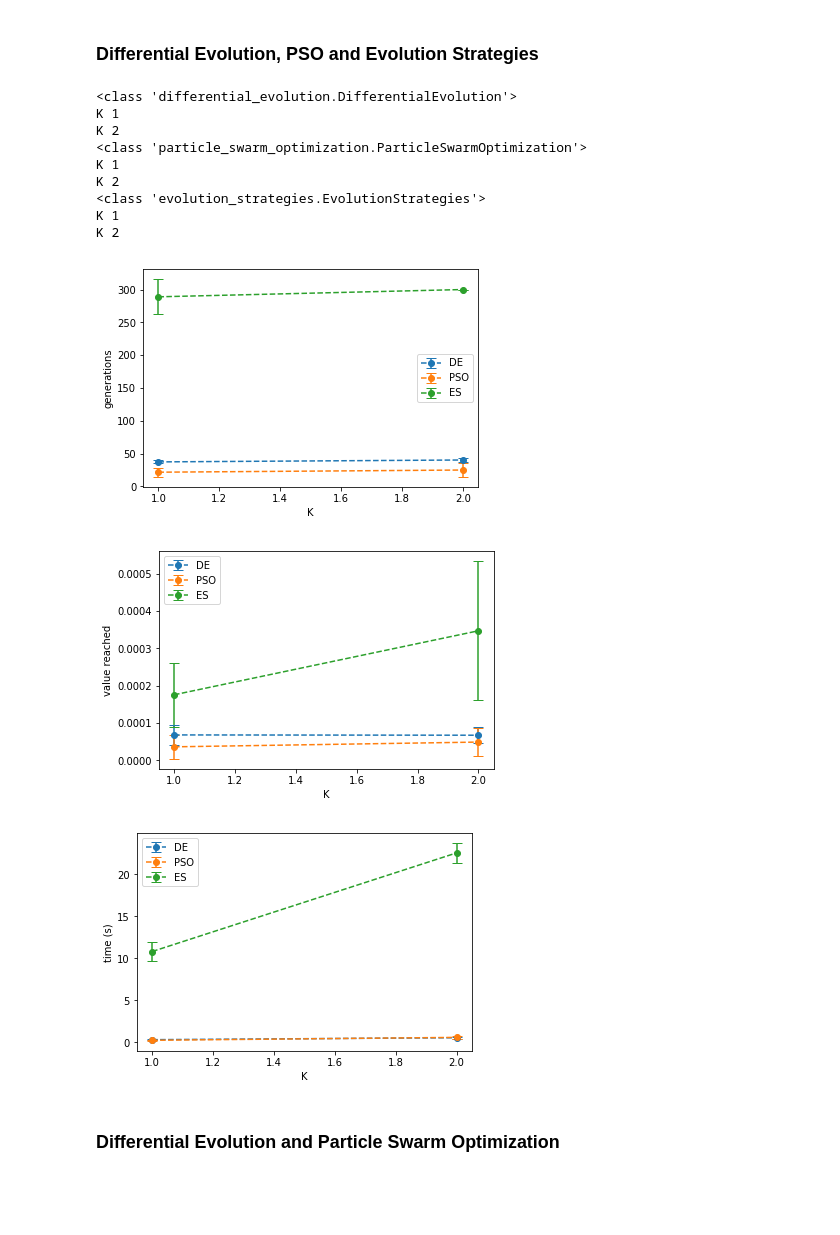
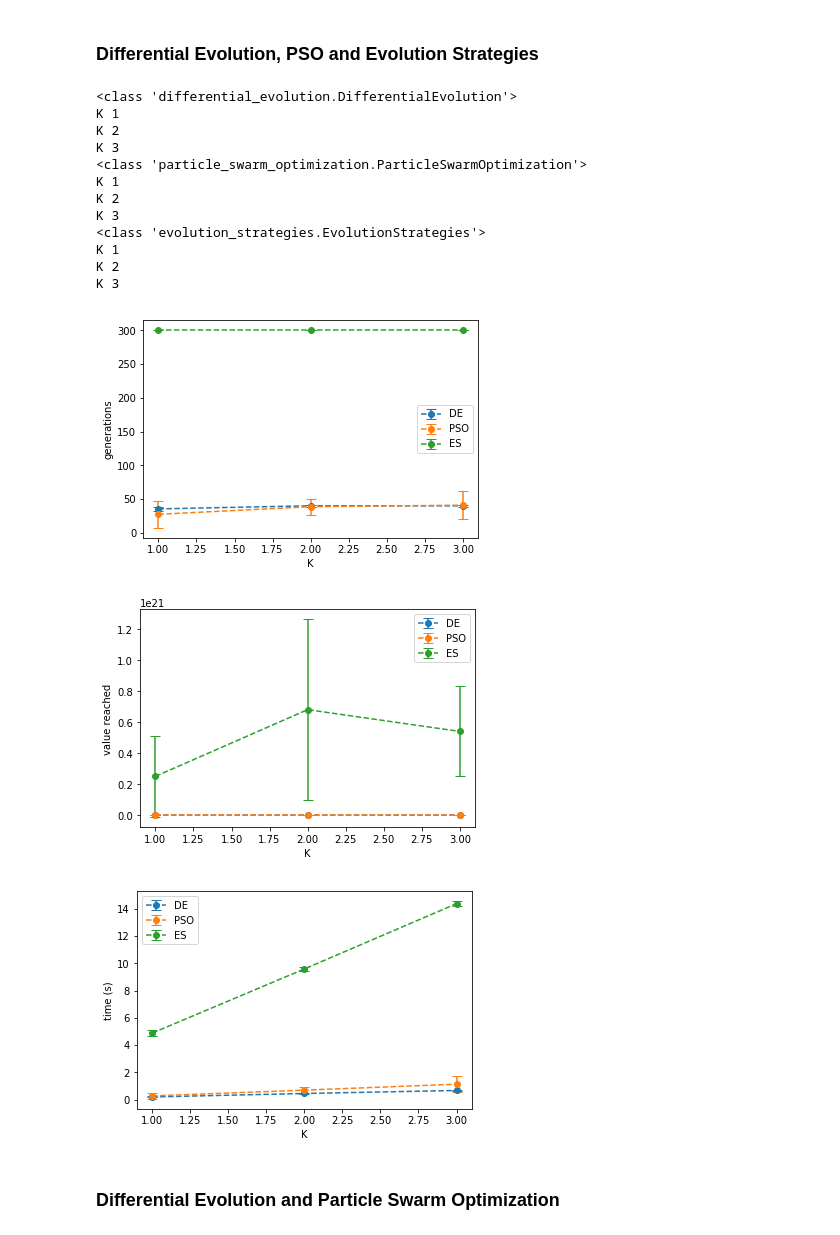
Before and after one commit to RojerGS/CS4205Python, a Jupyter notebook: practical2/sphere_analysis.ipynb, the cells around one changed output. Saved outputs shown, nothing was run; the diff lists cells and outputs as text; code cells hidden in the pictures; blank space fills up the shorter version.

```diff
--- a/practical2/sphere_analysis.ipynb
+++ b/practical2/sphere_analysis.ipynb
@@ -189,7 +189,7 @@ VTR = pow(10, -4)
 # repeat each experiment N times
 N = 10
 # vary number of functions up to kmax
-Kmax = 2
+Kmax = 3
 Ks = list(range(1, Kmax+1))
 
 GAs = [DE, PSO, ES]
@@ -245,36 +245,39 @@ for GA, args in zip(GAs, ga_arguments):
     times_means = np.mean(times, axis=-1)
     times_errs = np.std(times, axis=-1)
     plt.errorbar(Ks, times_means, yerr=times_errs, fmt="--o", capsize=5)
 
 plt.figure(1)
 plt.xlabel("K")
 plt.ylabel("generations")
 plt.legend(["DE", "PSO", "ES"])
 
 plt.figure(2)
 plt.xlabel("K")
 plt.ylabel("value reached")
 plt.legend(["DE", "PSO", "ES"])
 
 plt.figure(3)
 plt.xlabel("K")
 plt.ylabel("time (s)")
 plt.legend(["DE", "PSO", "ES"])
 
 plt.show()
 # %% [output]
 <class 'differential_evolution.DifferentialEvolution'>
 K 1
 K 2
+K 3
 <class 'particle_swarm_optimization.ParticleSwarmOptimization'>
 K 1
 K 2
+K 3
 <class 'evolution_strategies.EvolutionStrategies'>
 K 1
 K 2
+K 3
-[figure, old version]
+[figure, new version]
-[figure, old version]
+[figure, new version]
-[figure, old version]
+[figure, new version]
 # %% [markdown]
 ### Differential Evolution and Particle Swarm Optimization
 # %%
```
